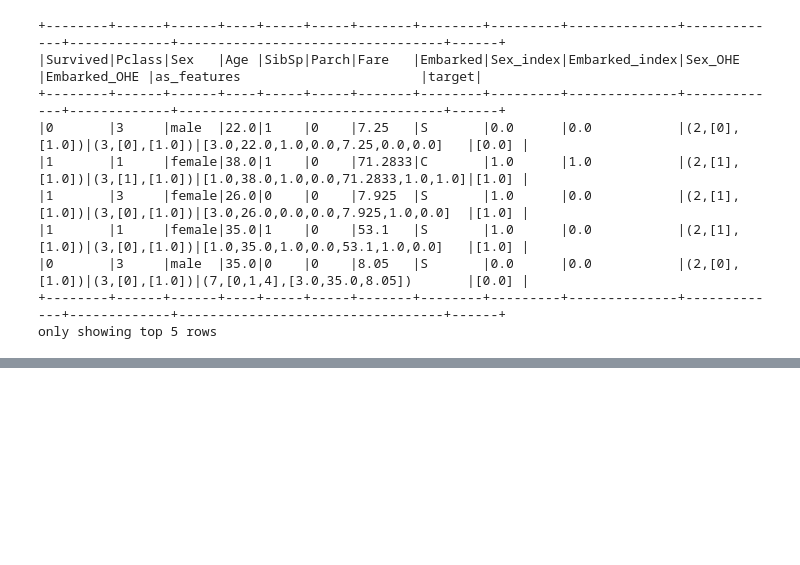
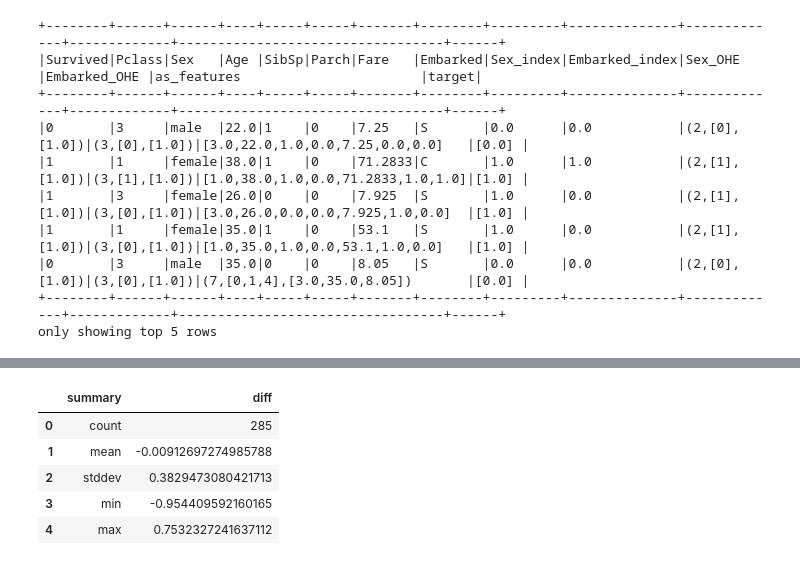
Before and after one commit to lukaszpochmara/ML, a Jupyter notebook: Untitled-3.ipynb, the cells around one changed output, grey strips where cells are left out. Drawn from its saved outputs; the diff is of its cells as text; code cells hidden in the pictures; blank space fills up the shorter version.

```diff
--- a/Untitled-3.ipynb
+++ b/Untitled-3.ipynb
@@ -407,0 +620,9 @@ only showing top 5 rows
+# %%
+diffs.describe().toPandas()
+# %% [output]
+|  | summary | diff |
+| 0 | count | 285 |
+| 1 | mean | -0.00912697274985788 |
+| 2 | stddev | 0.3829473080421713 |
+| 3 | min | -0.954409592160165 |
+| 4 | max | 0.7532327241637112 |
```
Also changed, not shown: parts of 26 cells of this notebook.
